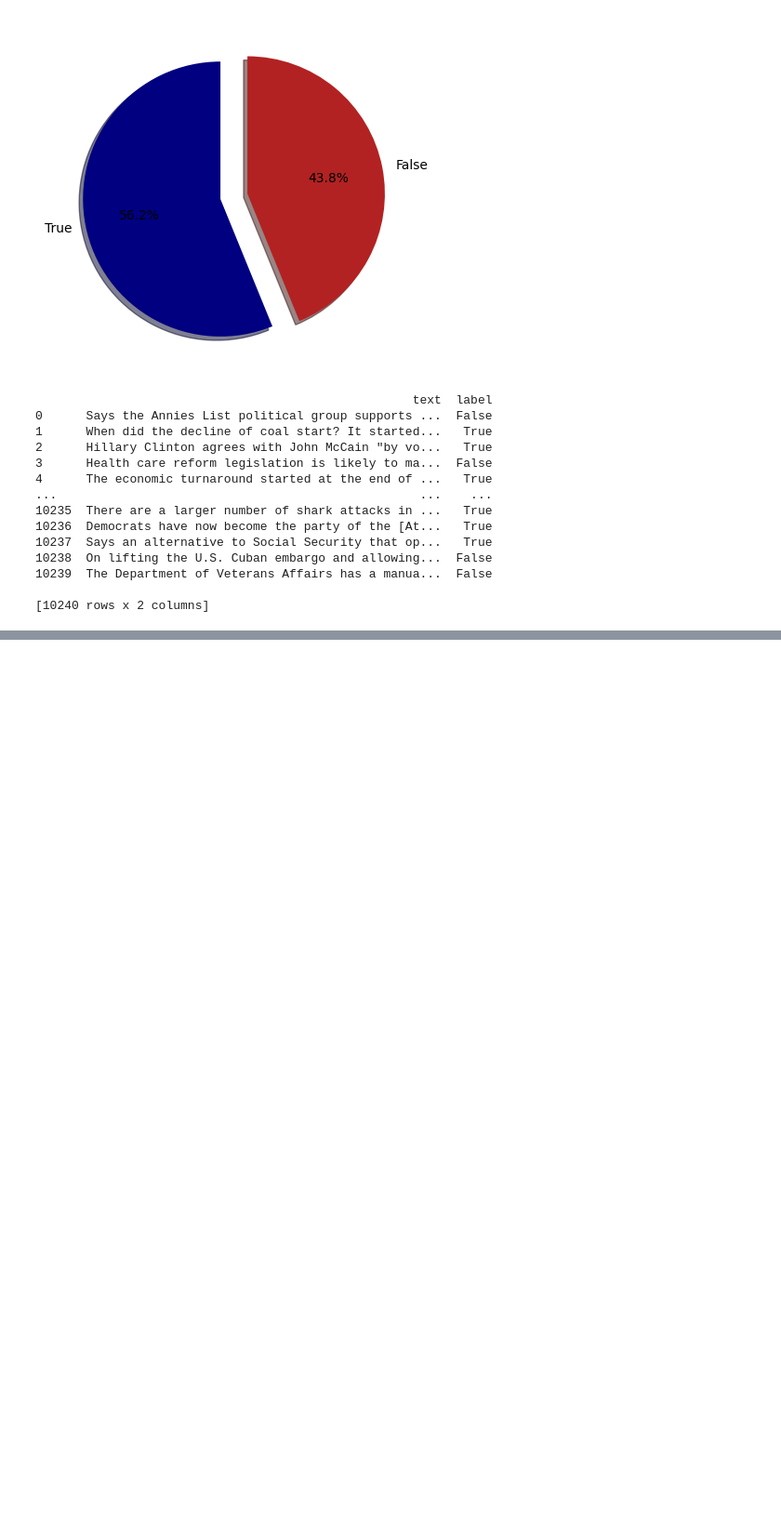
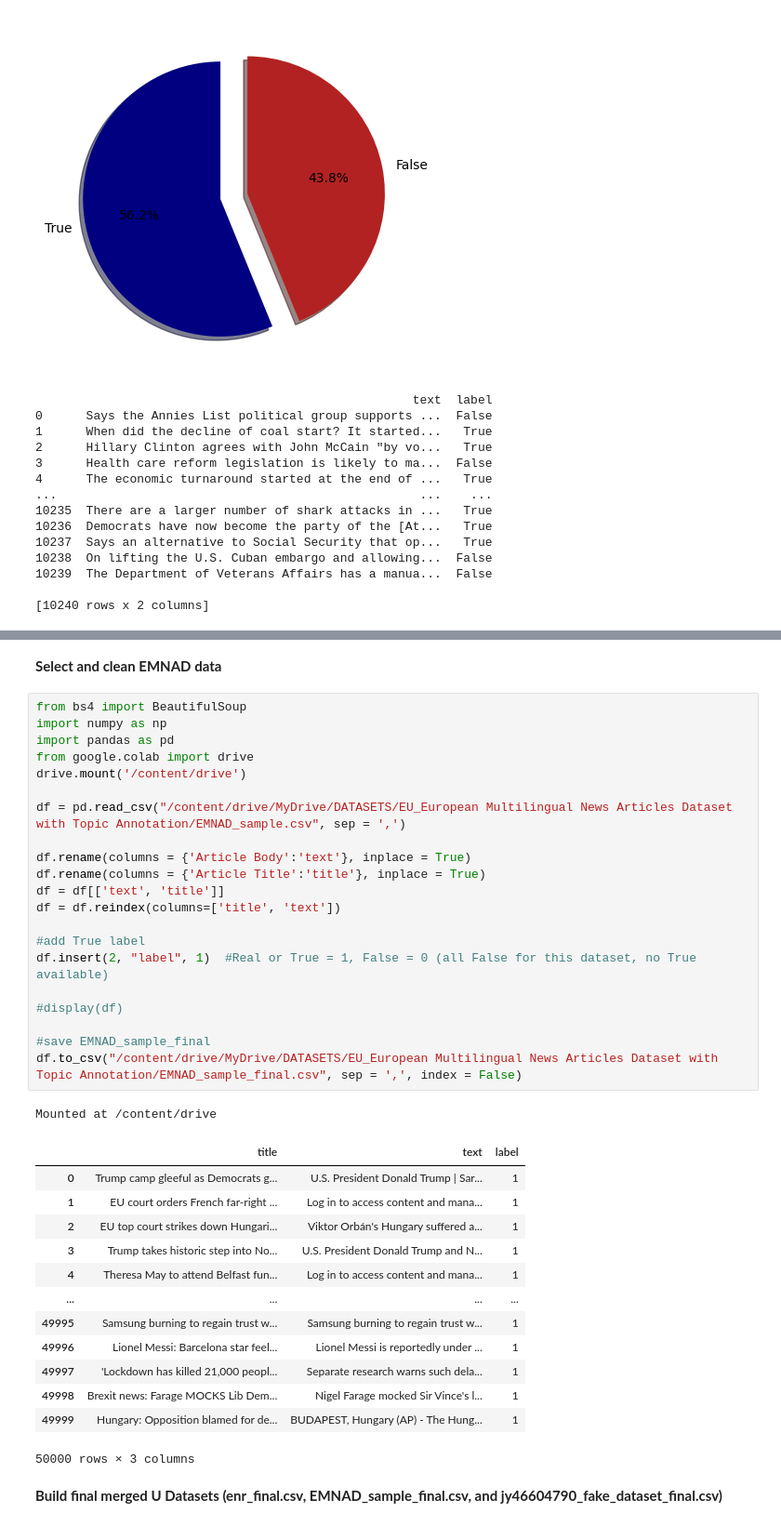
Before and after one commit to mangrue/IDD-Resources, a Jupyter notebook: 1_FakeNewsDetection_CrossModelsDatasets_FinalDatasets.ipynb, the cells around one changed output, grey strips where cells are left out. Shown: that part at 93% size. Cells and saved outputs as stored; diff of their text form; blank space fills up the shorter version.

Commit message:
Mit Colab erstellt

```diff
--- a/1_FakeNewsDetection_CrossModelsDatasets_FinalDatasets.ipynb
+++ b/1_FakeNewsDetection_CrossModelsDatasets_FinalDatasets.ipynb
@@ -671,0 +754,40 @@ WARNING:huggingface_hub.repocard:Repo card metadata block was not found. Setting
+# %% [markdown]
+**Select and clean EMNAD data**
+# %%
+from bs4 import BeautifulSoup
+import numpy as np
+import pandas as pd
+from google.colab import drive
+drive.mount('/content/drive')
+
+df = pd.read_csv("/content/drive/MyDrive/DATASETS/EU_European Multilingual News Articles Dataset with Topic Annotation/EMNAD_sample.csv", sep = ',')
+
+df.rename(columns = {'Article Body':'text'}, inplace = True)
+df.rename(columns = {'Article Title':'title'}, inplace = True)
+df = df[['text', 'title']]
+df = df.reindex(columns=['title', 'text'])
+
+#add True label
+df.insert(2, "label", 1)  #Real or True = 1, False = 0 (all False for this dataset, no True available)
+
+#display(df)
+
+#save EMNAD_sample_final
+df.to_csv("/content/drive/MyDrive/DATASETS/EU_European Multilingual News Articles Dataset with Topic Annotation/EMNAD_sample_final.csv", sep = ',', index = False)
+# %% [output]
+Mounted at /content/drive
+|  | title | text | label |
+| 0 | Trump camp gleeful as Democrats g... | U.S. President Donald Trump | Sar... | 1 |
+| 1 | EU court orders French far-right ... | Log in to access content and mana... | 1 |
+| 2 | EU top court strikes down Hungari... | Viktor Orbán's Hungary suffered a... | 1 |
+| 3 | Trump takes historic step into No... | U.S. President Donald Trump and N... | 1 |
+| 4 | Theresa May to attend Belfast fun... | Log in to access content and mana... | 1 |
+| ... | ... | ... | ... |
+| 49995 | Samsung burning to regain trust w... | Samsung burning to regain trust w... | 1 |
+| 49996 | Lionel Messi: Barcelona star feel... | Lionel Messi is reportedly under ... | 1 |
+| 49997 | 'Lockdown has killed 21,000 peopl... | Separate research warns such dela... | 1 |
+| 49998 | Brexit news: Farage MOCKS Lib Dem... | Nigel Farage mocked Sir Vince's l... | 1 |
+| 49999 | Hungary: Opposition blamed for de... | BUDAPEST, Hungary (AP) - The Hung... | 1 |
+50000 rows × 3 columns
+# %% [markdown]
+**Build final merged U Datasets (enr_final.csv, EMNAD_sample_final.csv, and jy46604790_fake_dataset_final.csv)**
```
Also changed, not shown: parts of 9 cells of this notebook.
